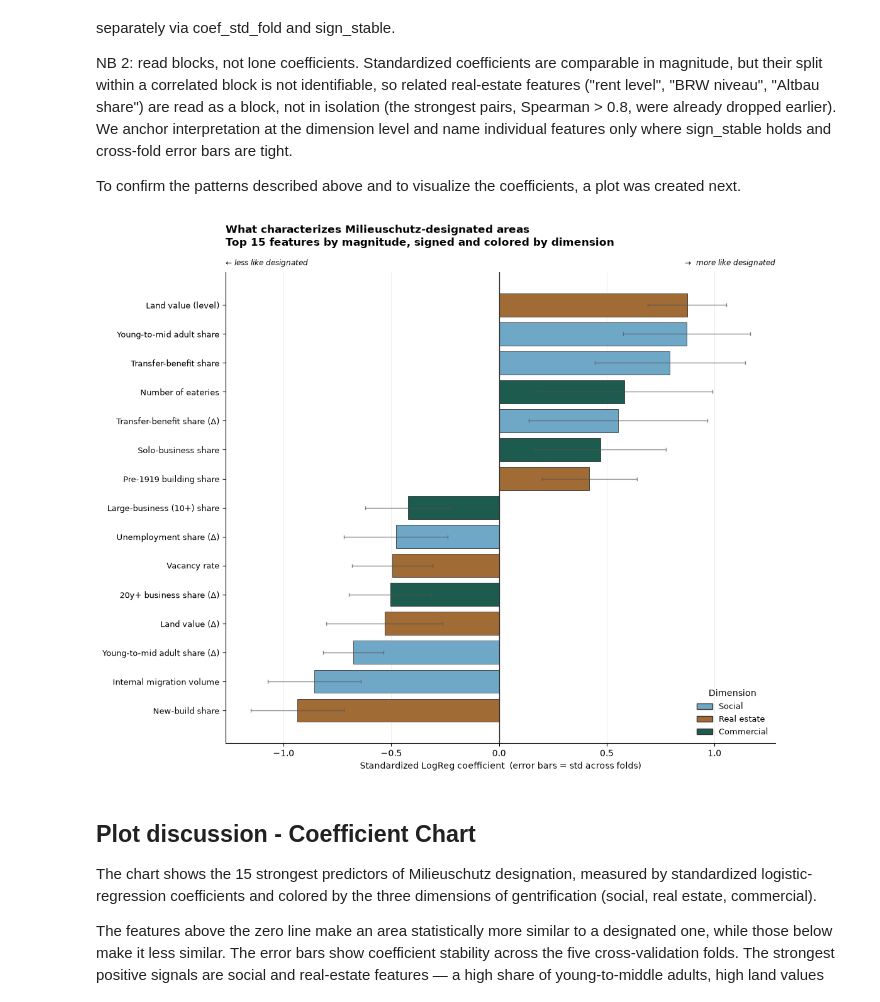
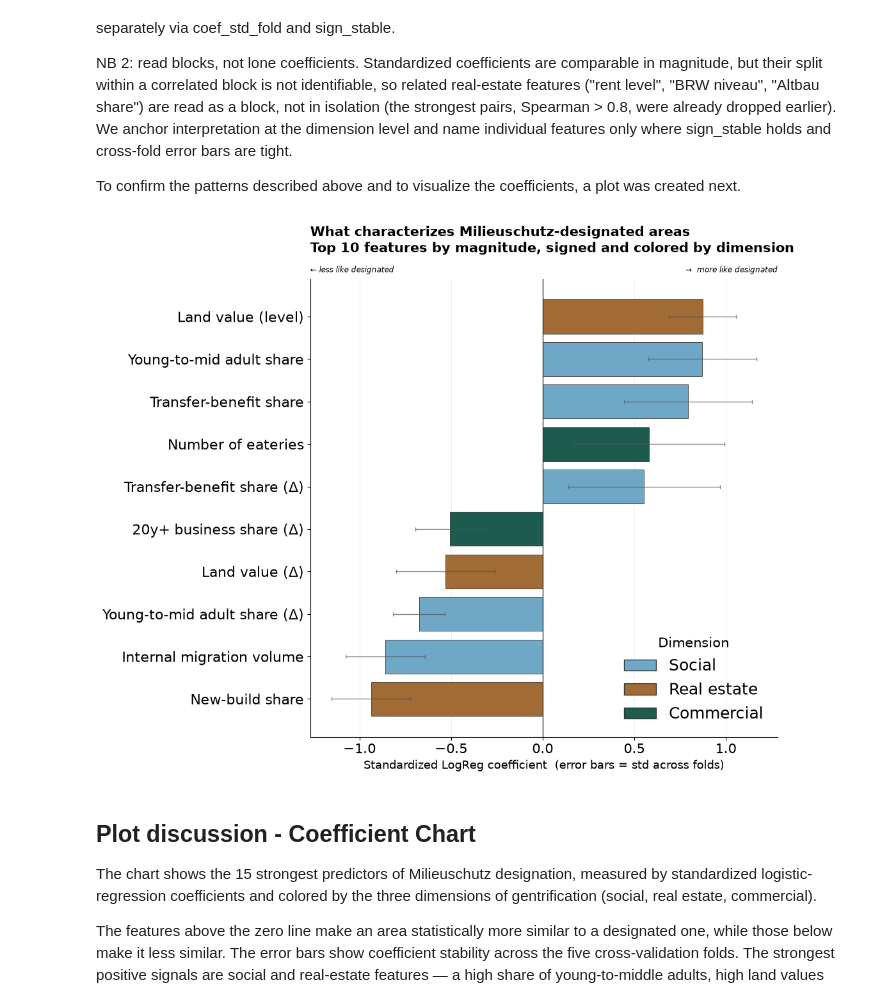
Before and after one commit to mshlg/capstone-kiezkeeper, a Jupyter notebook: notebooks/Module2_classification/NB1_LogReg.ipynb, the cells around one changed output. Cells and saved outputs as stored; diff of their text form; code cells hidden in the pictures.

```diff
--- a/notebooks/Module2_classification/NB1_LogReg.ipynb
+++ b/notebooks/Module2_classification/NB1_LogReg.ipynb
@@ -456,7 +456,7 @@ NB 2: read blocks, not lone coefficients. Standardized coefficients are comparab
 To confirm the patterns described above and to visualize the coefficients, a plot was created next.
 # %%
 # Plot: LogReg coefficients — magnitude, direction, dimension, stability
-TOP_N = 15
+TOP_N = 10
 plot_df = coef_table.copy()
 
 # robust dimension assignment (matches pretty(): explicit prefix, not str[:3])
@@ -474,38 +474,38 @@ plot_df = plot_df.sort_values("coef_all", ascending=True).reset_index(drop=True)
 palette = {"soc": "#6FA8C7", "re_": "#A06B34", "com": "#1D5B4E"}
 labels  = {"soc": "Social", "re_": "Real estate", "com": "Commercial"}
 colors  = plot_df["dim"].map(palette).fillna("#999999")   # grey fallback if any prefix missed
 
 # guard: warn if anything failed to color rather than drawing silent grey
 unmapped = plot_df.loc[~plot_df["dim"].isin(palette), "feature"].tolist()
 if unmapped:
     print("WARNING — feature(s) not mapped to a dimension:", unmapped)
 
 ylabels = plot_df["feature"].apply(pretty)
 
 fig, ax = plt.subplots(figsize=(11, 9))
 y = np.arange(len(plot_df))
 ax.barh(y, plot_df["coef_all"], xerr=plot_df["coef_std_fold"], color=colors,
         edgecolor="#333333", linewidth=0.6,
         error_kw=dict(ecolor="#555555", lw=1, capsize=2.5, alpha=0.7))
 ax.axvline(0, color="#333333", lw=1)
-ax.set_yticks(y); ax.set_yticklabels(ylabels, fontsize=9)
-ax.set_xlabel("Standardized LogReg coefficient  (error bars = std across folds)", fontsize=10)
+ax.set_yticks(y); ax.set_yticklabels(ylabels, fontsize=16)
+ax.set_xlabel("Standardized LogReg coefficient  (error bars = std across folds)", fontsize=13)
 ax.set_title("What characterizes Milieuschutz-designated areas\n"
              f"Top {TOP_N} features by magnitude, signed and colored by dimension",
-             fontsize=12, fontweight="bold", loc="left", pad=30)
+             fontsize=15, fontweight="bold", loc="left", pad=30)
 ax.text(1.0, 1.01, "\u2192  more like designated", transform=ax.transAxes,
         ha="right", va="bottom", fontsize=8.5, color="black", style="italic", clip_on=False)
 ax.text(0.0, 1.01, "\u2190 less like designated", transform=ax.transAxes,
         ha="left", va="bottom", fontsize=8.5, color="black", style="italic", clip_on=False)
 legend = [Patch(facecolor=palette[k], edgecolor="#333333", label=labels[k]) for k in ["soc", "re_", "com"]]
-ax.legend(handles=legend, loc="lower right", frameon=False, fontsize=9, title="Dimension")
+ax.legend(handles=legend, loc="lower right", frameon=False, fontsize=18, title="Dimension")
 ax.spines[["top", "right"]].set_visible(False)
 ax.grid(axis="x", alpha=0.25, lw=0.6); ax.set_axisbelow(True)
 plt.tight_layout()
 plt.savefig("../../plots/Module2/M2_logreg_coeff.png", dpi=200, bbox_inches="tight")
 plt.show()
 # %% [output]
-[figure, old version]
+[figure, new version]
 # %% [markdown]
 ## Plot discussion - Coefficient Chart
 
```
Also changed, not shown: 7 other files.
